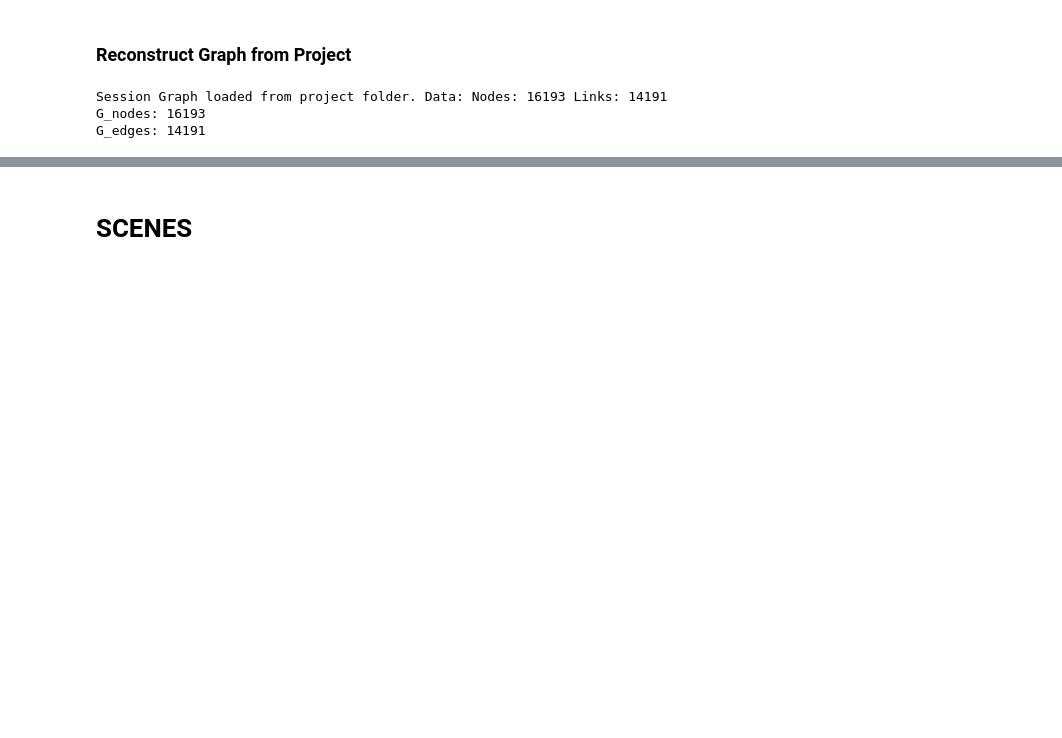
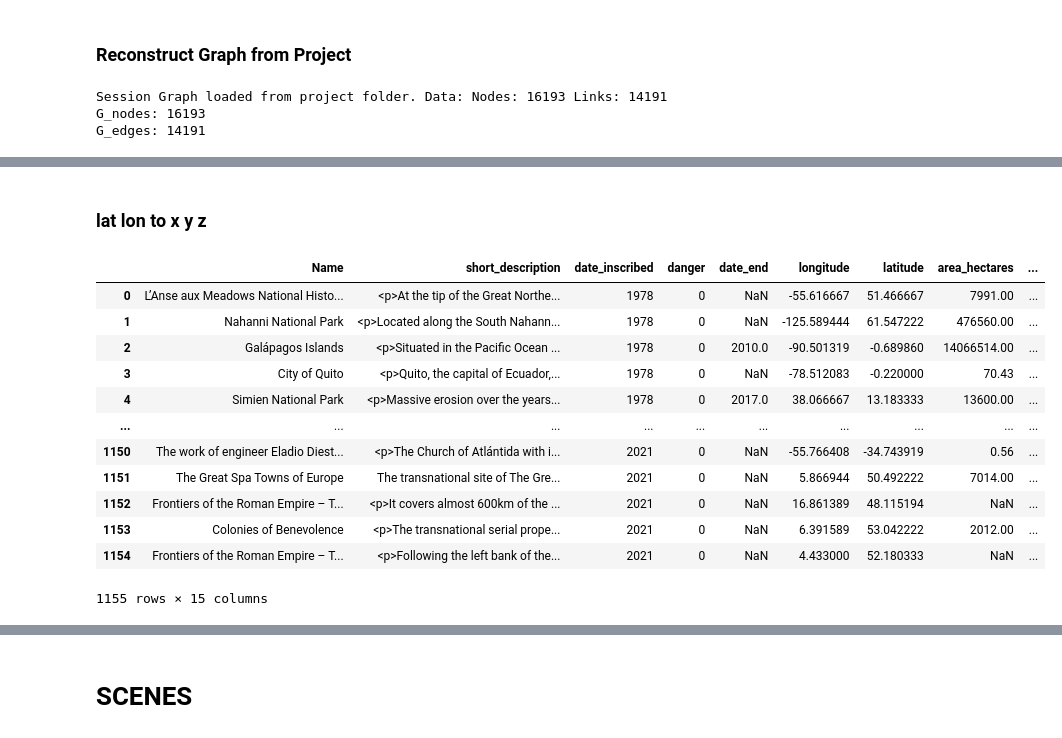
Before and after one commit to menchelab/DataDiVR_WebApp, a Jupyter notebook: _Realtime_Microplastics.ipynb, the cells around one changed output, grey strips where cells are left out. Saved outputs shown, nothing was run; the diff lists cells and outputs as text; code cells hidden in the pictures; blank space fills up the shorter version.

```diff
--- a/_Realtime_Microplastics.ipynb
+++ b/_Realtime_Microplastics.ipynb
@@ -155,0 +156,19 @@ for node in G.nodes():
+# %% [markdown]
+### lat lon to x y z
+# %%
+df = pd.read_csv("temp-files/Microplastics/whc-sites(tangibles)-2021.csv")
+df
+# %% [output]
+|  | Name | short_description | date_inscribed | danger | date_end | longitude | latitude | area_hectares | ... |
+| 0 | L’Anse aux Meadows National Histo... | <p>At the tip of the Great Northe... | 1978 | 0 | NaN | -55.616667 | 51.466667 | 7991.00 | ... |
+| 1 | Nahanni National Park | <p>Located along the South Nahann... | 1978 | 0 | NaN | -125.589444 | 61.547222 | 476560.00 | ... |
+| 2 | Galápagos Islands | <p>Situated in the Pacific Ocean ... | 1978 | 0 | 2010.0 | -90.501319 | -0.689860 | 14066514.00 | ... |
+| 3 | City of Quito | <p>Quito, the capital of Ecuador,... | 1978 | 0 | NaN | -78.512083 | -0.220000 | 70.43 | ... |
+| 4 | Simien National Park | <p>Massive erosion over the years... | 1978 | 0 | 2017.0 | 38.066667 | 13.183333 | 13600.00 | ... |
+| ... | ... | ... | ... | ... | ... | ... | ... | ... | ... |
+| 1150 | The work of engineer Eladio Diest... | <p>The Church of Atlántida with i... | 2021 | 0 | NaN | -55.766408 | -34.743919 | 0.56 | ... |
+| 1151 | The Great Spa Towns of Europe | The transnational site of The Gre... | 2021 | 0 | NaN | 5.866944 | 50.492222 | 7014.00 | ... |
+| 1152 | Frontiers of the Roman Empire – T... | <p>It covers almost 600km of the ... | 2021 | 0 | NaN | 16.861389 | 48.115194 | NaN | ... |
+| 1153 | Colonies of Benevolence | <p>The transnational serial prope... | 2021 | 0 | NaN | 6.391589 | 53.042222 | 2012.00 | ... |
+| 1154 | Frontiers of the Roman Empire – T... | <p>Following the left bank of the... | 2021 | 0 | NaN | 4.433000 | 52.180333 | NaN | ... |
+1155 rows × 15 columns
```
Also changed, not shown: parts of 7 cells of this notebook, 1 other file.
